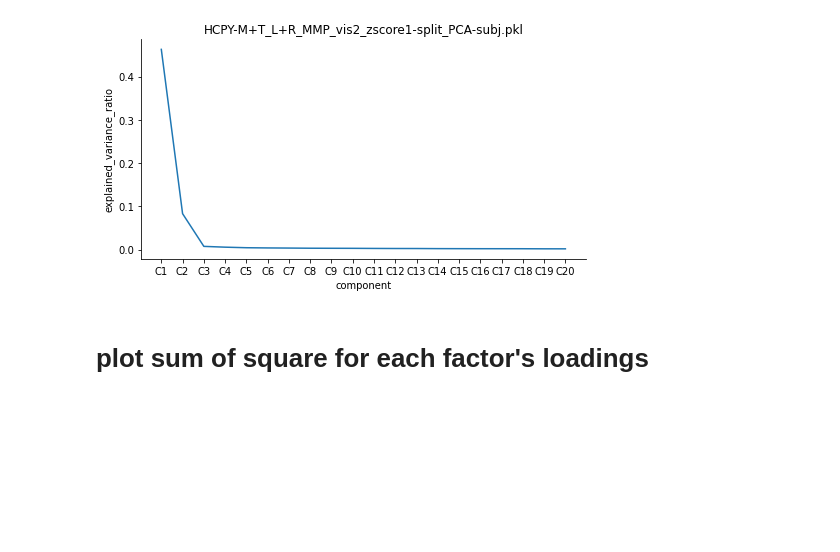
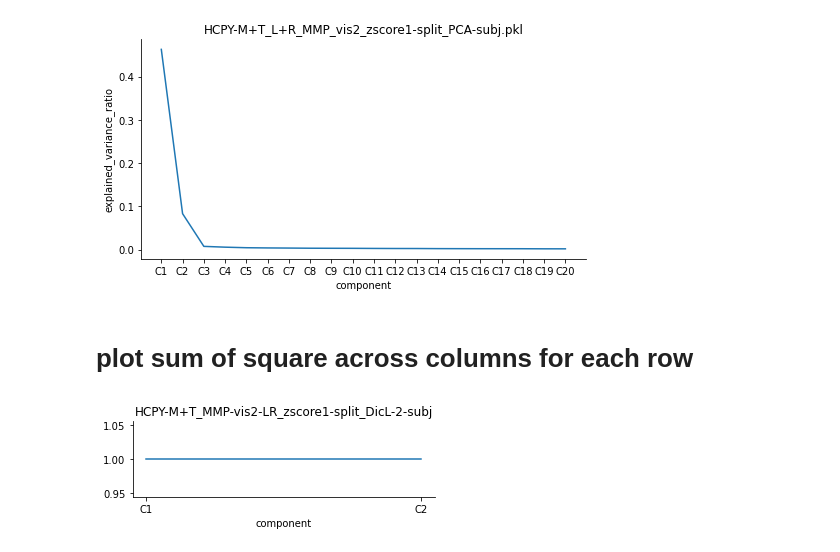
Before and after one commit to BNUCNL/nibrain, a Jupyter notebook: cxy_visual_dev/scripts/plot_decomposition.ipynb, the cells around one changed output. Saved outputs shown, nothing was run; the diff lists cells and outputs as text; code cells hidden in the pictures; blank space fills up the shorter version.

```diff
--- a/cxy_visual_dev/scripts/plot_decomposition.ipynb
+++ b/cxy_visual_dev/scripts/plot_decomposition.ipynb
@@ -47,5 +47,5 @@ plot_explained_var(
 # %% [output]
 [figure]
 # %% [markdown]
-# plot sum of square for each factor's loadings
+# plot sum of square across columns for each row
 # %%
@@ -77,4 +75,12 @@ def plot_sum_square_loading(fpath, components=None, figsize=None, out_file=None)
         plt.show()
     else:
         plt.savefig(out_file)
+# %%
+fpath = pjoin(anal_dir, 'decomposition/HCPY-M+T_MMP-vis2-LR_zscore1-split_DicL-2-subj.pkl')
+plot_sum_square(
+    data=pkl.load(open(fpath, 'rb')).components_, components='all', figsize=(5, 2),
+    out_file=pjoin(work_dir, 'HCPY-M+T_MMP-vis2-LR_zscore1-split_DicL-2-subj.jpg')
+)
+# %% [output]
+[figure, added]
 # %%
```
Also changed, not shown: parts of 2 cells of this notebook, 6 other files.
